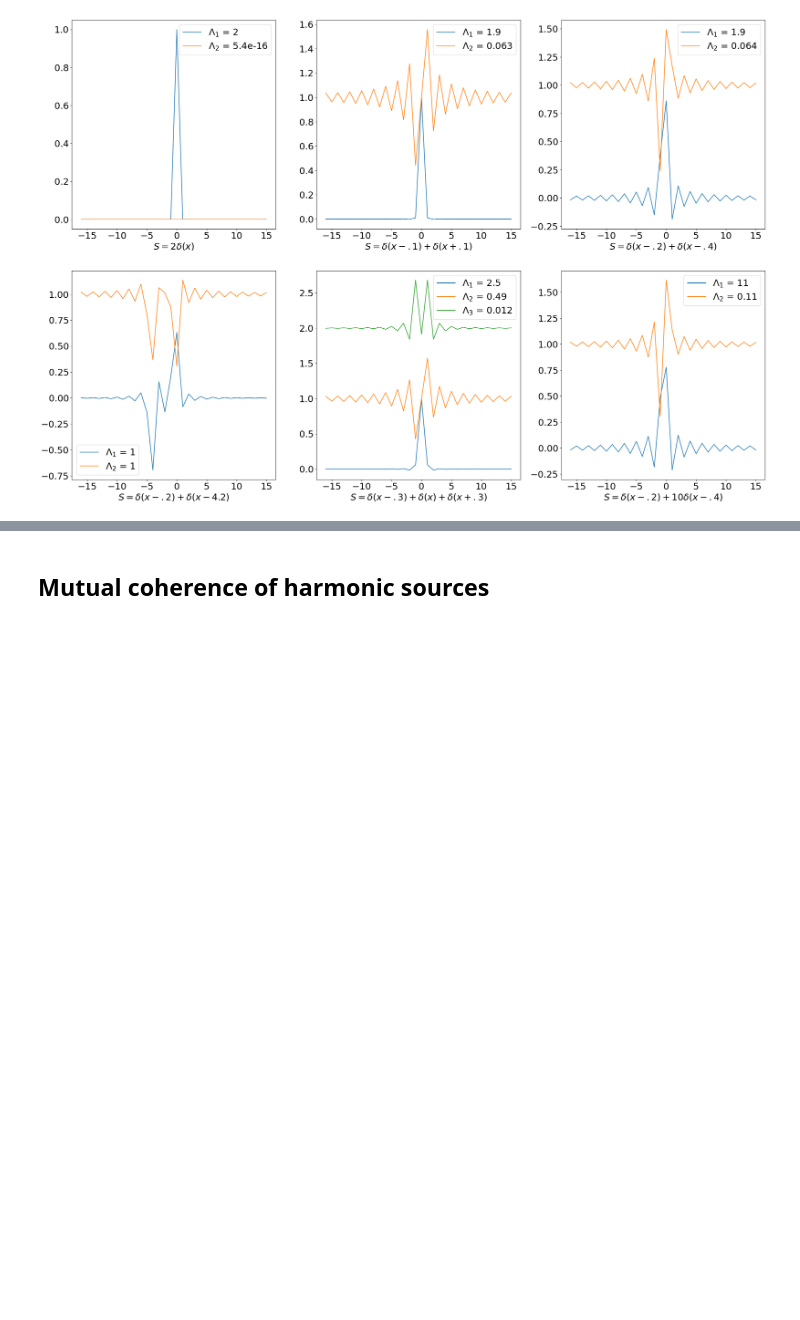
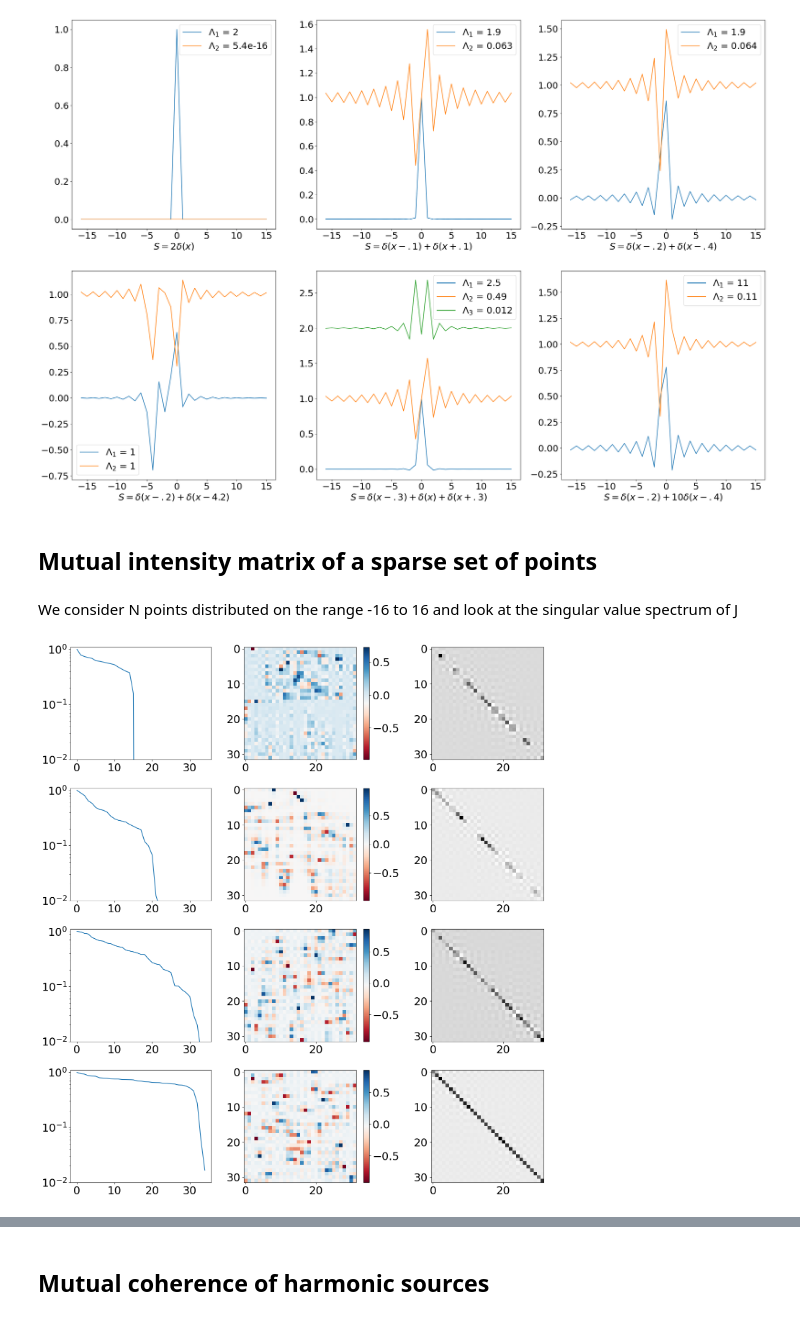
Before and after one commit to arizonaCameraLab/computationalImaging, a Jupyter notebook: Chapter8FocalImaging/coherentModes.ipynb, the cells around one changed output, grey strips where cells are left out. Saved outputs shown, nothing was run; the diff lists cells and outputs as text; code cells hidden in the pictures; blank space fills up the shorter version.

```diff
--- a/Chapter8FocalImaging/coherentModes.ipynb
+++ b/Chapter8FocalImaging/coherentModes.ipynb
@@ -111,3 +111,55 @@ plt.legend()
 plt.savefig('2pointModes.pdf')
 # %% [output]
 [figure]
+# %% [markdown]
+## Mutual intensity matrix of a sparse set of points
+# %% [markdown]
+We consider N points distributed on the range -16 to 16 and look at the singular value spectrum of J
+# %%
+
+
+
+
+# List of different N values
+N_values = [16, 32, 64, 1024]
+
+# Create a figure with 4 rows (one for each N) and 3 columns (plots)
+fig, axs = plt.subplots(nrows=len(N_values), ncols=3, figsize=(15, 4 * len(N_values)))
+
+for i, N in enumerate(N_values):
+    # Initialize the matrix JJ as 64x64 zeros.
+    JJ = np.zeros((64, 64))
+    # Generate N random points between -16 and 16.
+    points = np.random.uniform(-16, 16, N)
+    for pip in points:
+        JJ += J(pip)
+
+    # Compute the singular value decomposition of JJ
+    u, s, v = np.linalg.svd(JJ)
+
+    # Plot 1: Semilog plot of the normalized singular values
+    ax1 = axs[i, 0]
+    ax1.semilogy(s[:35] / s[0])
+    ax1.set_ylim(1e-2, 1.1)
+    #ax1.set_title(f'N = {N}: Normalized Singular Values')
+    #ax1.set_xlabel('Index')
+    #ax1.set_ylabel('Normalized Value')
+
+    # Plot 2: Image of a slice of the right singular vectors matrix v
+    ax2 = axs[i, 1]
+    im2 = ax2.imshow(v[0:32, 16:48], cmap='RdBu')
+    #ax2.set_title(f'N = {N}: Right Singular Vectors')
+    fig.colorbar(im2, ax=ax2)
+
+    # Plot 3: Image of the central section of the matrix JJ
+    ax3 = axs[i, 2]
+    im3 = ax3.imshow(JJ[16:48, 16:48], cmap='binary')
+    #ax3.set_title(f'N = {N}: JJ (Central Region)')
+    # Optionally add a colorbar: fig.colorbar(im3, ax=ax3)
+
+# Adjust layout to prevent overlapping labels
+plt.tight_layout()
+plt.savefig('sparseModes.pdf')
+plt.show()
+# %% [output]
+[figure, added]
```
Also changed, not shown: parts of 6 cells of this notebook.
